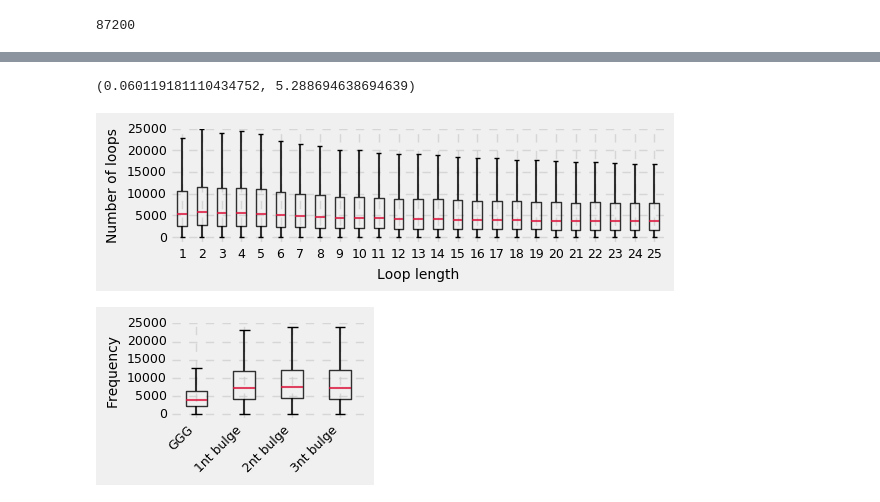
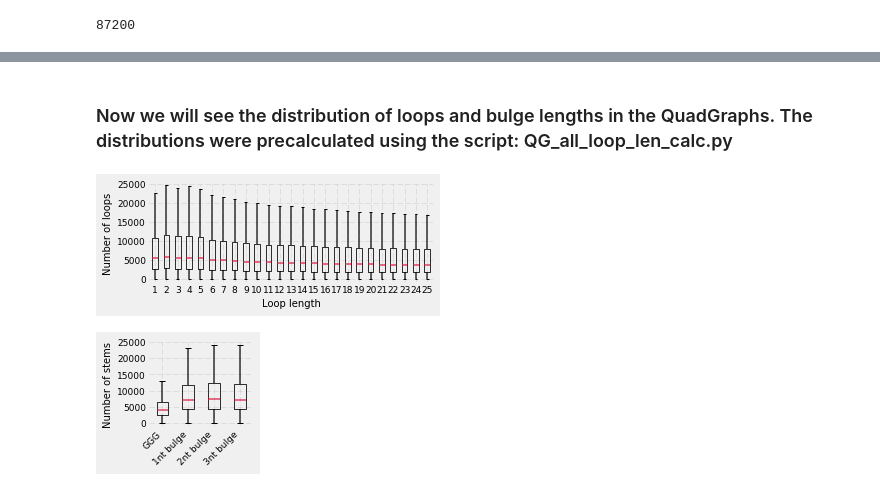
Before and after one commit to Rohit-Satyam/qg, a Jupyter notebook: GlobalGraphSummarizer.ipynb, the cells around one changed output, grey strips where cells are left out. Cells and saved outputs as stored; diff of their text form; code cells hidden in the pictures.

```diff
--- a/GlobalGraphSummarizer.ipynb
+++ b/GlobalGraphSummarizer.ipynb
@@ -12,5 +12,13 @@ from tqdm import tqdm
 from scipy import ndimage
 import glob
 import json
+from IPython.display import clear_output
 
-%matplotlib inline
+plt.style.use('fivethirtyeight')
+def clean_axis(ax):
+    ax.xaxis.set_tick_params(labelsize=9)
+    ax.yaxis.set_tick_params(labelsize=9)
+    for i in ['top', 'bottom', 'left', 'right']:
+        ax.spines[i].set_visible(False)
+    ax.grid(which='major', linestyle='--', alpha=0.5)
+    return True
@@ -29,7 +39,7 @@ data = {
 }
 for strand in ['positive', 'negative']:
     s = '+' if strand == 'positive' else '-'
-    data_dir = './data/chrom_wise_graph_summary/%s' % strand
+    data_dir = '../data/chrom_wise_graph_summary/%s' % strand
     for chrom in chroms:
         d = json.load(open('%s/%s.json' % (data_dir, chrom)))
         d['strands'] = [s for x in range(len(d['nodes']))]
@@ -117,10 +123,0 @@ plt.show()
-# %%
-rvals = defaultdict(dict)
-keys = ['nodes', 'edges', 'quads', 'spans', 'graph_density', 'node_density']
-for i in combinations(keys, r=2):
-    rvals[i[0]][i[1]] = pearsonr(data[i[0]], data[i[1]])[0]
-df = pd.DataFrame(rvals).reindex(keys).reindex_axis(keys, axis=1)
-for i in df:
-    for j in keys:
-        df[j][i] = df[i][j]
-df
@@ -155,7 +124,3 @@ plt.show()
-# %%
-min(data['score']), max(data['score'])
-# %% [output]
-(0.060119181110434752, 5.288694638694639)
 # %%
 out_handles = {chrom: open('./data/QuadGraphs_bed/%s.bed' % chrom, 'w')
                for chrom in chroms}
@@ -169,8 +134,10 @@ for i in out_handles:
     out_handles[i].close()
 # %%
 !cat QuadGraphs_bed/* | sort -k 1,1 -k2n,2 > QuadGraph.bed
+# %% [markdown]
+### Now we will see the distribution of loops and bulge lengths in the QuadGraphs. The distributions were precalculated using the script: QG_all_loop_len_calc.py
 # %%
-loop_dir = "./data/quad_graph_loop_profile"
+loop_dir = "../data/quad_graph_loop_profile"
 chroms = ['chr%d' % i for i in range(1, 23)] + ['chrX', 'chrY']
 strands = ["positive", 'negative']
 keys = [
@@ -193,37 +160,31 @@ for chrom in chroms:
             loop_data[l].append(temp[l])
         for k in d[1]:
             bulge_data[k].append(d[1][k])
+    clear_output()
 # %%
-plt.style.use('fivethirtyeight')
-
 boxprops = dict(linestyle='-', linewidth=1, color='k', alpha=0.8)
 medianprops = dict(linestyle='-', linewidth=1.5, color='crimson', alpha=0.8)
 whiskerprops = dict(linestyle='-', linewidth=1.5, color='k', alpha=0.8)
 
 for_box = []
 for i in range(1, 26):
     for_box.append(np.array(loop_data[str(i)]))
-fig, ax = plt.subplots(1, 1, figsize=(6,2))
+fig, ax = plt.subplots(1, 1, figsize=(5,2.2))
 ax.boxplot(for_box, sym='', boxprops=boxprops,
            medianprops=medianprops, whiskerprops=whiskerprops)
-ax.xaxis.set_tick_params(labelsize=9)
-ax.yaxis.set_tick_params(labelsize=9)
-ax.grid(which='major', linestyle='--', alpha=0.7)
-for i in ['top', 'bottom', 'left', 'right']:
-    ax.spines[i].set_visible(False)
 ax.set_xlabel('Loop length', fontsize=10)
 ax.set_ylabel('Number of loops', fontsize=10)
 ax.set_yticks([x for x in range(0, 30000, 5000)])
 ax.set_ylim((-1000, 25001))
+clean_axis(ax)
 plt.tight_layout()
-plt.savefig('quadgraph_loop_dists.pdf', transparent=True, edgecolor='none')
-plt.savefig('quadgraph_loop_dists.png', dpi=300, transparent=True, edgecolor='none')
+
+plt.savefig('../images/quadgraph_loop_dists.svg', transparent=True, edgecolor='none')
+plt.savefig('../images/quadgraph_loop_dists.png', dpi=300, transparent=True, edgecolor='none')
 plt.show()
 # %% [output]
-[figure, old version]
+[figure, new version]
 # %%
-plt.style.use('fivethirtyeight')
-
 boxprops = dict(linestyle='-', linewidth=1, color='k', alpha=0.8)
 medianprops = dict(linestyle='-', linewidth=1.5, color='crimson', alpha=0.8)
 whiskerprops = dict(linestyle='-', linewidth=1.5, color='k', alpha=0.8)
@@ -232,22 +193,18 @@ for_box = []
 for i in range(0, 4):
     for_box.append(np.array(bulge_data[str(i)]))
 
-fig, ax = plt.subplots(1, 1, figsize=(3,2))
+fig, ax = plt.subplots(1, 1, figsize=(2.5,2.2))
 ax.boxplot(for_box, sym='', boxprops=boxprops,
            medianprops=medianprops, whiskerprops=whiskerprops)
-ax.xaxis.set_tick_params(labelsize=9)
-ax.yaxis.set_tick_params(labelsize=9)
-ax.grid(which='major', linestyle='--', alpha=0.7)
-for i in ['top', 'bottom', 'left', 'right']:
-    ax.spines[i].set_visible(False)
-ax.set_ylabel('Frequency', fontsize=10)
+ax.set_ylabel('Number of stems', fontsize=10)
 ax.set_yticks([x for x in range(0, 30000, 5000)])
 ax.set_ylim((-1000, 25001))
 ax.set_xticklabels(['GGG', '1nt bulge', '2nt bulge', '3nt bulge'],
-                      rotation=45, ha='right', va='top')
+                      rotation=45, ha='right', va='top', fontsize=12)
+clean_axis(ax)
 plt.tight_layout()
-plt.savefig('quadgraph_bulges.pdf', transparent=True, edgecolor='none')
-plt.savefig('quadgraph_bulges.png', dpi=300, transparent=True, edgecolor='none')
+plt.savefig('../images/quadgraph_bulges.svg', transparent=True, edgecolor='none')
+plt.savefig('../images/quadgraph_bulges.png', dpi=300, transparent=True, edgecolor='none')
 plt.show()
 # %% [output]
-[figure, old version]
+[figure, new version]
```
Also changed, not shown: parts of 6 cells of this notebook, 16 other files.
